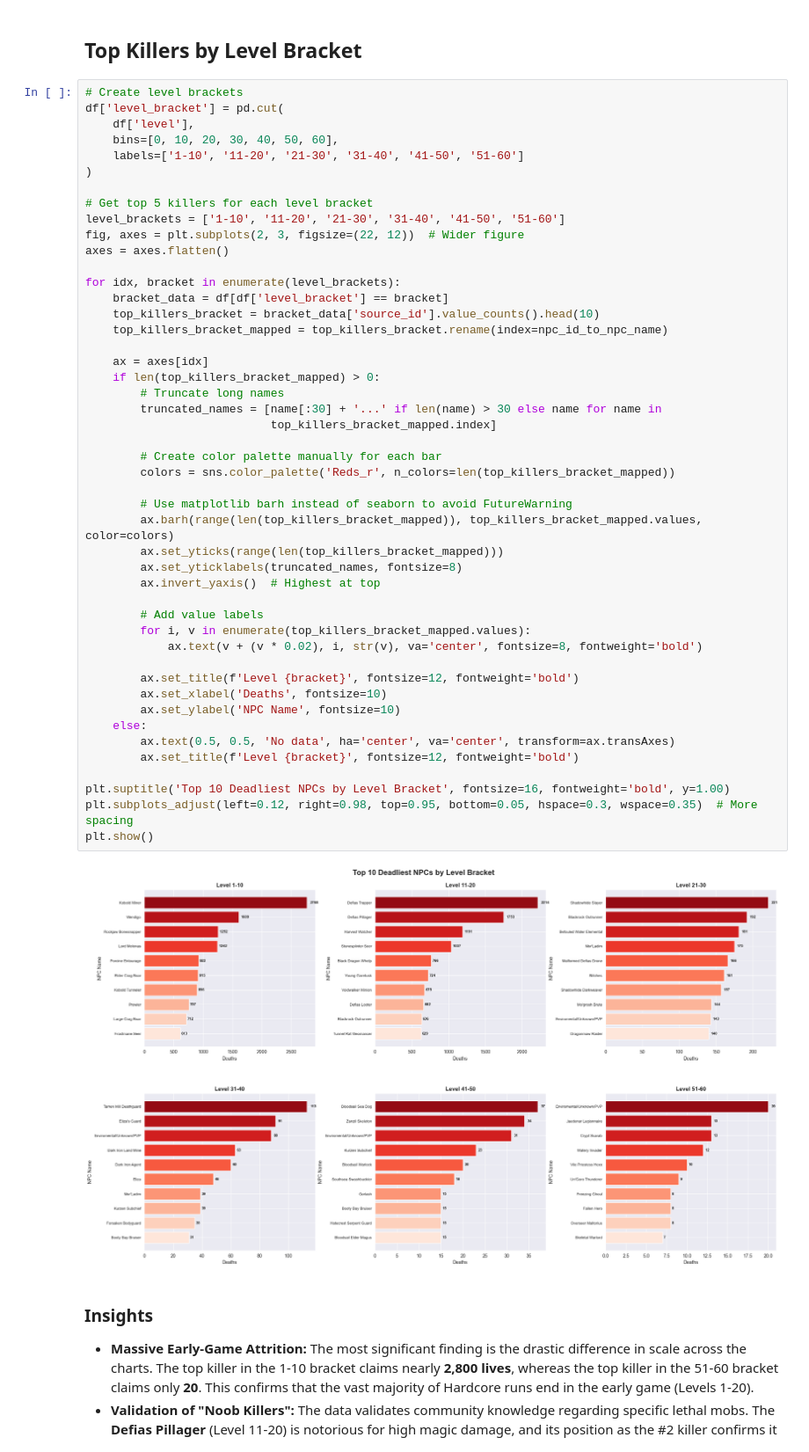
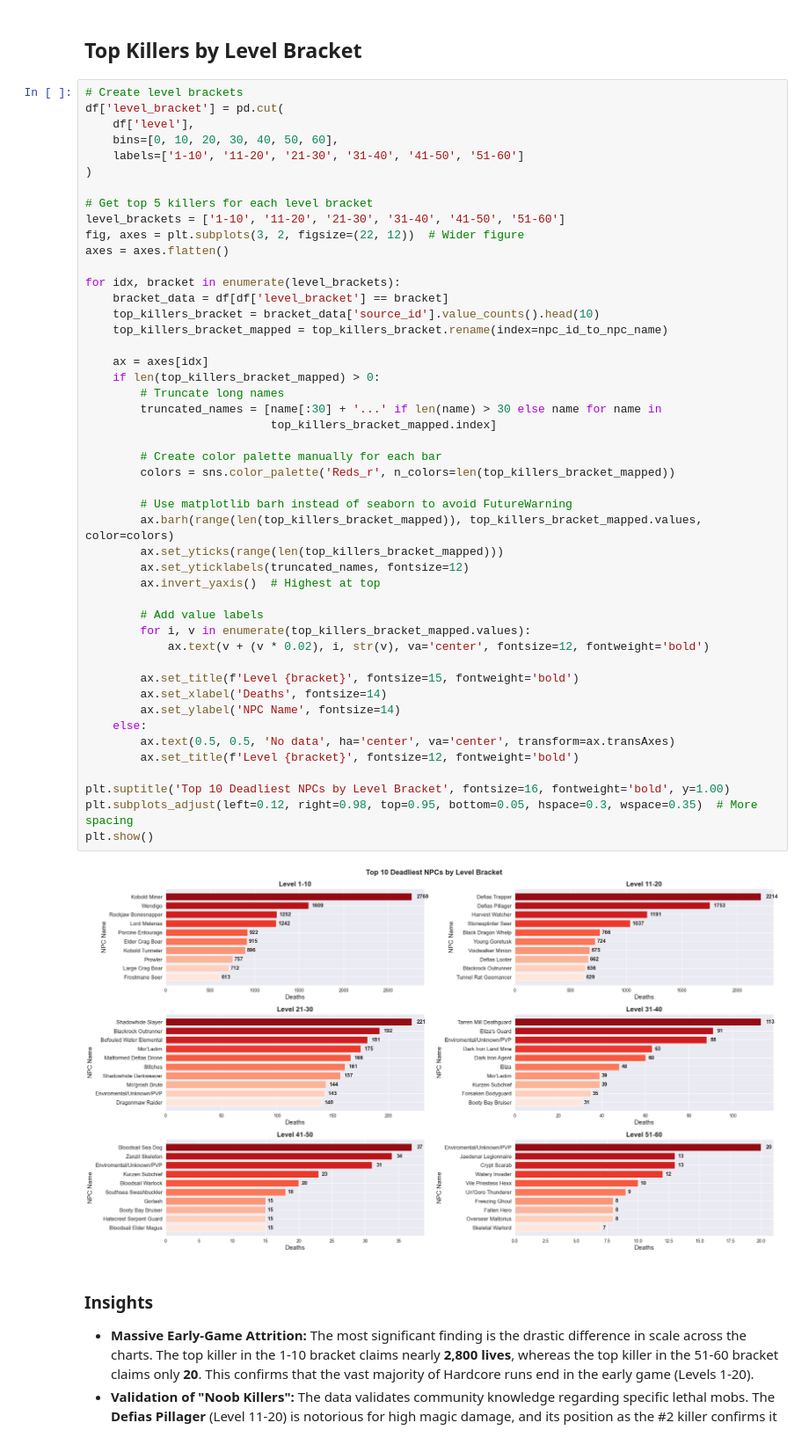
Before and after one commit to vjelinekk/DMB2-semestralni-prace, a Jupyter notebook: analysis.ipynb, the cells around one changed output. Shown at 88% size. Cells and saved outputs as stored; diff of their text form.

```diff
--- a/analysis.ipynb
+++ b/analysis.ipynb
@@ -9781,45 +9781,45 @@ df['level_bracket'] = pd.cut(
 
 # Get top 5 killers for each level bracket
 level_brackets = ['1-10', '11-20', '21-30', '31-40', '41-50', '51-60']
-fig, axes = plt.subplots(2, 3, figsize=(22, 12))  # Wider figure
+fig, axes = plt.subplots(3, 2, figsize=(22, 12))  # Wider figure
 axes = axes.flatten()
 
 for idx, bracket in enumerate(level_brackets):
     bracket_data = df[df['level_bracket'] == bracket]
     top_killers_bracket = bracket_data['source_id'].value_counts().head(10)
     top_killers_bracket_mapped = top_killers_bracket.rename(index=npc_id_to_npc_name)
 
     ax = axes[idx]
     if len(top_killers_bracket_mapped) > 0:
         # Truncate long names
         truncated_names = [name[:30] + '...' if len(name) > 30 else name for name in
                            top_killers_bracket_mapped.index]
 
         # Create color palette manually for each bar
         colors = sns.color_palette('Reds_r', n_colors=len(top_killers_bracket_mapped))
 
         # Use matplotlib barh instead of seaborn to avoid FutureWarning
         ax.barh(range(len(top_killers_bracket_mapped)), top_killers_bracket_mapped.values, color=colors)
         ax.set_yticks(range(len(top_killers_bracket_mapped)))
-        ax.set_yticklabels(truncated_names, fontsize=8)
+        ax.set_yticklabels(truncated_names, fontsize=12)
         ax.invert_yaxis()  # Highest at top
 
         # Add value labels
         for i, v in enumerate(top_killers_bracket_mapped.values):
-            ax.text(v + (v * 0.02), i, str(v), va='center', fontsize=8, fontweight='bold')
+            ax.text(v + (v * 0.02), i, str(v), va='center', fontsize=12, fontweight='bold')
 
-        ax.set_title(f'Level {bracket}', fontsize=12, fontweight='bold')
-        ax.set_xlabel('Deaths', fontsize=10)
-        ax.set_ylabel('NPC Name', fontsize=10)
+        ax.set_title(f'Level {bracket}', fontsize=15, fontweight='bold')
+        ax.set_xlabel('Deaths', fontsize=14)
+        ax.set_ylabel('NPC Name', fontsize=14)
     else:
         ax.text(0.5, 0.5, 'No data', ha='center', va='center', transform=ax.transAxes)
         ax.set_title(f'Level {bracket}', fontsize=12, fontweight='bold')
 
 plt.suptitle('Top 10 Deadliest NPCs by Level Bracket', fontsize=16, fontweight='bold', y=1.00)
 plt.subplots_adjust(left=0.12, right=0.98, top=0.95, bottom=0.05, hspace=0.3, wspace=0.35)  # More spacing
 plt.show()
 # %% [output]
-[figure, old version]
+[figure, new version]
 # %% [markdown]
 ### Insights
 
```
Also changed, not shown: parts of 1 cell of this notebook.
